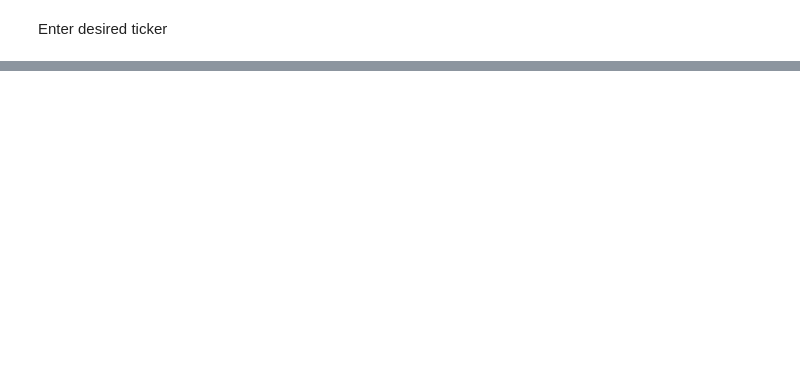
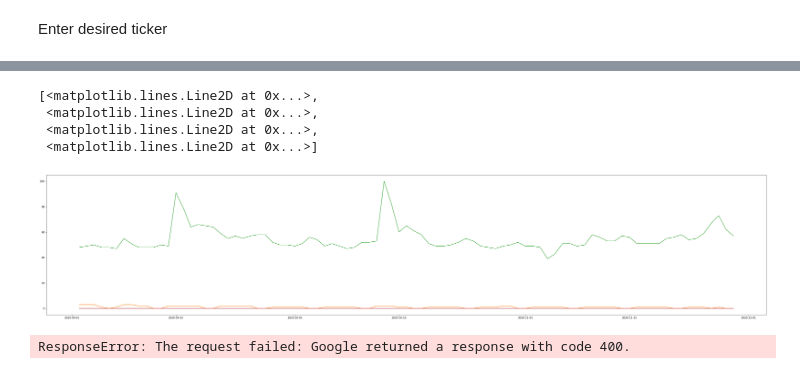
Before and after one commit to Sommerli/stock-prediction, a Jupyter notebook: stock_prediction.ipynb, the cells around one changed output, grey strips where cells are left out. Saved outputs shown, nothing was run; the diff lists cells and outputs as text; code cells hidden in the pictures; blank space fills up the shorter version.

```diff
--- a/stock_prediction.ipynb
+++ b/stock_prediction.ipynb
@@ -85,7 +91,8 @@ import pandas as pd
 import matplotlib.pyplot as plt
 import scipy
 import datetime
-from datetime import date
 import sklearn
+from datetime import date, datetime as dt, timedelta
 from pytrends.request import TrendReq
-pytrends = TrendReq(timeout=(10,25), proxies=['https://34.203.233.13:80',], retries=2, backoff_factor=0.1, requests_args={'verify':False})
+#pytrends = TrendReq(timeout=(10,25), proxies=['https://34.203.233.13:80',], retries=2, backoff_factor=0.1, requests_args={'verify':False})
+pytrends = TrendReq()
@@ -138,0 +139,51 @@ trend
+# %%
+def get_company_name(comp_name):
+    if len(comp_name) > 2:
+        return comp_name[0:1]
+    else:
+        return comp_name[0]
+
+def split_date(from_date):
+    # if date is longer than 3 months, split into 3 month array
+    if from_date > dt.now()-pd.DateOffset(months=3):
+        return
+
+
+
+def get_google_data(kw_list, from_date):
+    # keyword_list = [stock.info['shortName'], stock.info['symbol'], get_company_name(stock.info['shortName'].split(' '))]
+    if type(from_date) == type(date):
+        periods = split_date(from_date)
+    else: return None
+
+    trend = []
+    for period in periods:
+        pytrends.build_payload(kw_list, cat=0, timeframe='3-m 5-m', geo='', gprop='')
+        trend.append(pytrends.interest_over_time())
+    return trend
+
+ipo_date = stock.history(period='max').index.min()
+
+# Google trends data
+keyword_list = [stock.info['shortName'], stock.info['symbol'], get_company_name(stock.info['shortName'].split(' '))]
+
+#pytrend.build_payload(kw_list=[keyword_list])
+
+
+
+plt.figure(figsize=(50,10))
+plt.plot(trend)
+# %% [output]
+[<matplotlib.lines.Line2D at 0x...>,
+ <matplotlib.lines.Line2D at 0x...>,
+ <matplotlib.lines.Line2D at 0x...>,
+ <matplotlib.lines.Line2D at 0x...>]
+[figure, added]
+# %%
+kw_list = [stock.info['shortName'], stock.info['symbol'], get_company_name(stock.info['shortName'].split(' '))]
+
+pytrends.build_payload(kw_list, cat=0, timeframe='today 3-m', geo='', gprop='')
+trend = pytrends.interest_over_time()
+trend
+# %% [output]
+ResponseError: The request failed: Google returned a response with code 400.
```
Also changed, not shown: parts of 8 cells of this notebook.
